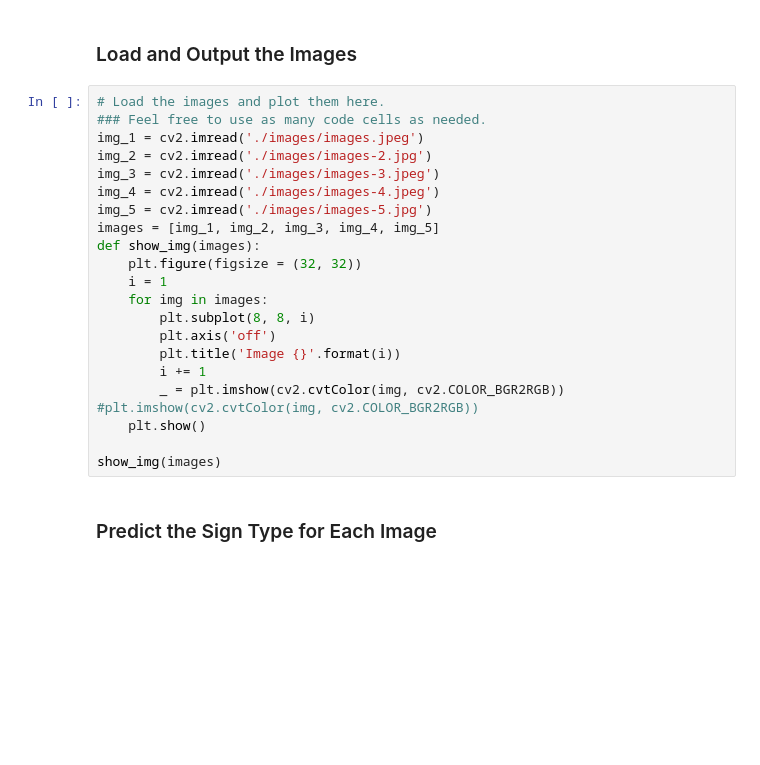
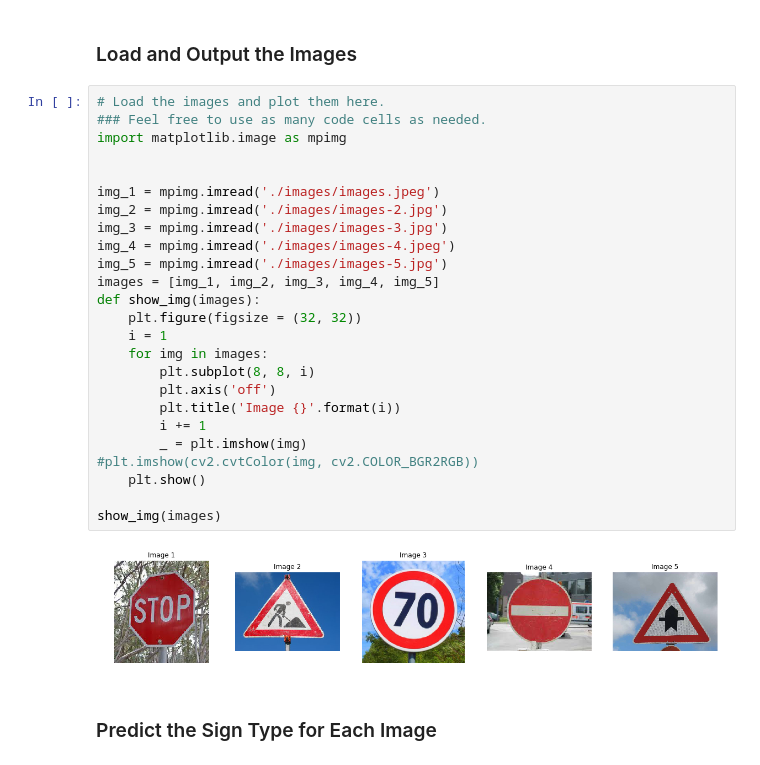
Before and after one commit to sethlsx/CarND-Traffic-Sign-Classifier-Project, a Jupyter notebook: Traffic_Sign_Classifier.ipynb, the cells around one changed output. Saved outputs shown, nothing was run; the diff lists cells and outputs as text; blank space fills up the shorter version.

```diff
--- a/Traffic_Sign_Classifier.ipynb
+++ b/Traffic_Sign_Classifier.ipynb
@@ -376,25 +371,30 @@ You may find `signnames.csv` useful as it contains mappings from the class id (i
 # %%
 # Load the images and plot them here.
 ### Feel free to use as many code cells as needed.
-img_1 = cv2.imread('./images/images.jpeg')
-img_2 = cv2.imread('./images/images-2.jpg')
-img_3 = cv2.imread('./images/images-3.jpeg')
-img_4 = cv2.imread('./images/images-4.jpeg')
-img_5 = cv2.imread('./images/images-5.jpg')
+import matplotlib.image as mpimg
+
+
+img_1 = mpimg.imread('./images/images.jpeg')
+img_2 = mpimg.imread('./images/images-2.jpg')
+img_3 = mpimg.imread('./images/images-3.jpg')
+img_4 = mpimg.imread('./images/images-4.jpeg')
+img_5 = mpimg.imread('./images/images-5.jpg')
 images = [img_1, img_2, img_3, img_4, img_5]
 def show_img(images):
     plt.figure(figsize = (32, 32))
     i = 1
     for img in images:
         plt.subplot(8, 8, i)
         plt.axis('off')
         plt.title('Image {}'.format(i))
         i += 1
-        _ = plt.imshow(cv2.cvtColor(img, cv2.COLOR_BGR2RGB))
+        _ = plt.imshow(img)
 #plt.imshow(cv2.cvtColor(img, cv2.COLOR_BGR2RGB))
     plt.show()
 
 show_img(images)
+# %% [output]
+[figure, added]
 # %% [markdown]
 ### Predict the Sign Type for Each Image
 # %%
```
Also changed, not shown: parts of 12 cells of this notebook, 8 other files.
